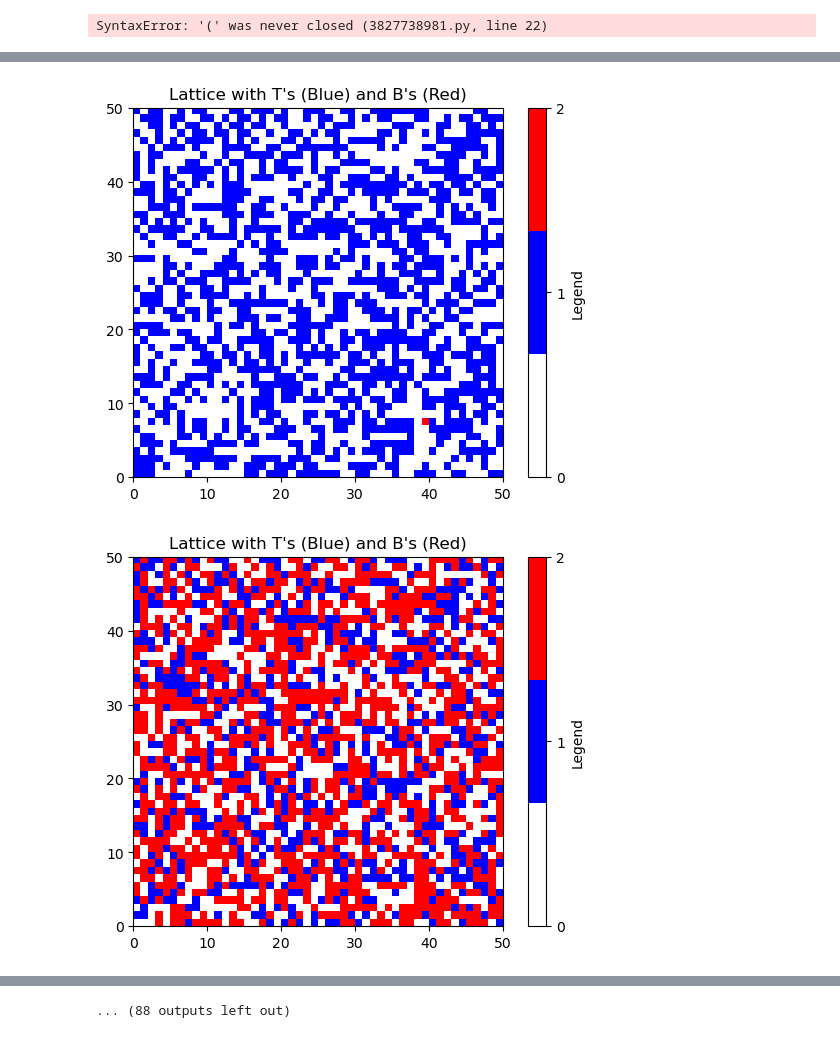
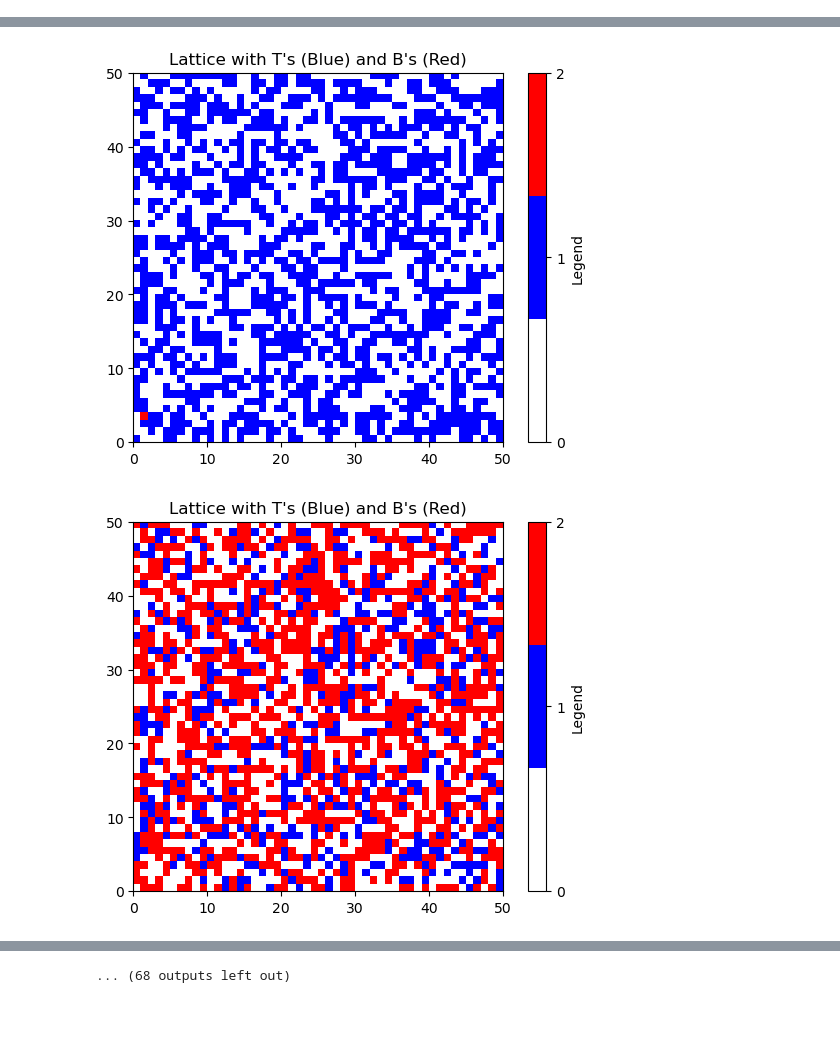
Before and after one commit to anahelena00/Tcell, a Jupyter notebook: InfectiousMonteCarlo.ipynb, the cells around one changed output, grey strips where cells are left out. Drawn from its saved outputs; the diff is of its cells as text; code cells hidden in the pictures.

Commit message:
mu in lattice_energy and evaluate

```diff
--- a/InfectiousMonteCarlo.ipynb
+++ b/InfectiousMonteCarlo.ipynb
@@ -104,6 +134,6 @@ def lattice_energy(lattice, eps):
 # %%
 
-def evaluate_particle_addB(lattice, pos2, pos1, pos0, T, E_total, eps):
+def evaluate_particle_addB(lattice, pos2, pos1, pos0, T, E_total, eps, muT, muB):
     #print("pos1before",pos1.shape)
     pb, colb = position_random(pos0) #pick a hole to put bacteria
 
@@ -114,7 +144,7 @@ def evaluate_particle_addB(lattice, pos2, pos1, pos0, T, E_total, eps):
     ID_empty = 0
     Ein = energy(lattice,ID_empty, pb, eps) #evaluate neighbouring energy before
 
-    muT, muB = 1, 2
+    #muT, muB = 1, 2
 
     #print("Efin , Ein", Efin, Ein)
     Ediff = Efin - Ein
@@ -124,7 +154,7 @@ def evaluate_particle_addB(lattice, pos2, pos1, pos0, T, E_total, eps):
         add = True
 
     else:
-        probability = np.exp(-(Ediff -muB -muT)
+        probability = np.exp(-(Ediff -muB -muT)/T)
        # print('p_B:', probability)
         if random.random() < probability: # random.random gives between 0 and 1. Hence higher prob -> more move
             add = True
@@ -146,8 +176,6 @@ def evaluate_particle_addB(lattice, pos2, pos1, pos0, T, E_total, eps):
         lattice[pb[0], pb[1]] = 0
     #print(E_total, Ediff)
     return lattice, pos2, pos0, E_total
-# %% [output]
-SyntaxError: '(' was never closed (3827738981.py, line 22)
 # %%
 # check if object moves. pos1 is the coordinates of all objects where one is to be moved.
 # most likely a Tcell
@@ -206,7 +234,7 @@ def gridprint(lattice,lattice_length):
     return 0
 # %%
 
-def monte_carlo(Temp, eps, lattice_length, T_num_in, B_num_in, num_runs, num_lattices_to_store=None):
+def monte_carlo(Temp, eps, lattice_length, T_num_in, B_num_in, muT, muB, num_runs, num_lattices_to_store=None):
 
 
 
@@ -225,16 +253,20 @@ def monte_carlo(Temp, eps, lattice_length, T_num_in, B_num_in, num_runs, num_lat
         #pos0t=[]
         #pos1t=[]
         lattice, pos1, pos2, pos0 = create_lattice(lattice_length, T_num_in, B_num_in)
-        E_lattice = lattice_energy(lattice, eps)
+        #E_lattice = lattice_energy(lattice, eps)
+        E_lattice = lattice_energy2(lattice, eps, muT, muB)
 
         gridprint(lattice,lattice_length)
         for i in range(0,num_runs): # change to from one and append initial E and lattice to outisde
             E_history_for_Temp.append(E_lattice)
 
             if any(pos0[1]):
-                lattice, pos1, pos0, E_lattice = evaluate_particle_moveT(lattice, pos1, pos0, t, E_lattice, eps)
+                lattice, pos1, pos0, E_lattice = evaluate_particle_moveT(
+                                                lattice, pos1, pos0, t, E_lattice, eps)
 
-                lattice, pos2, pos0, E_lattice = evaluate_particle_addB(lattice, pos2, pos1, pos0, t, E_lattice, eps)
+                lattice, pos2, pos0, E_lattice = evaluate_particle_addB(
+                                                lattice, pos2, pos1, pos0, t, E_lattice, eps, muT, muB)
+
                 pos2t.append(pos2.shape[1])
                 #gridprint(lattice,lattice_length)
             #pos0t.append(pos0)
@@ -263,14 +295,15 @@ def monte_carlo(Temp, eps, lattice_length, T_num_in, B_num_in, num_runs, num_lat
 # if surrounded by T cells -> no division
 # the body is modelled by an N by N lattice
 
-num_runs = 1000_000
+num_runs = 10_000
 #Temp = 0.2
-T = np.arange(5,0.01,-0.1)
+T = np.arange(20,0.01,-0.5)
 #T = np.arange(.1,.01,-0.1) ##Test
 size = 50
 
 T_num_in = int(size**2/2)    # number of initial T-cells
 B_num_in = 1
+muT, muB = 1, 2
 
 BB_int = 1      # interaction energy between bacterias
 TT_int = -1      # interaction energy between T-cells
@@ -281,6 +314,6 @@ interaction_matrix = np.array([
     [0, BT_int, BB_int]
 ])
 
-lattice, E_history, B_num, pos2t, run_name = monte_carlo(T, interaction_matrix, size, T_num_in, B_num_in, num_runs, num_lattices_to_store=None)
+lattice, E_history, B_num, pos2t, run_name = monte_carlo(T, interaction_matrix, size, T_num_in, B_num_in, muT, muB, num_runs, num_lattices_to_store=None)
 #print(pos2t)
 # %% [output]
@@ -295,2 +328,2 @@ lattice, E_history, B_num, pos2t, run_name = monte_carlo(T, interaction_matrix,
-[figure, old version]
+[figure, new version]
-[figure, old version]
+[figure, new version]
@@ -299 +332 @@ lattice, E_history, B_num, pos2t, run_name = monte_carlo(T, interaction_matrix,
-... (88 outputs left out)
+... (68 outputs left out)
```
Also changed, not shown: parts of 6 cells of this notebook.
